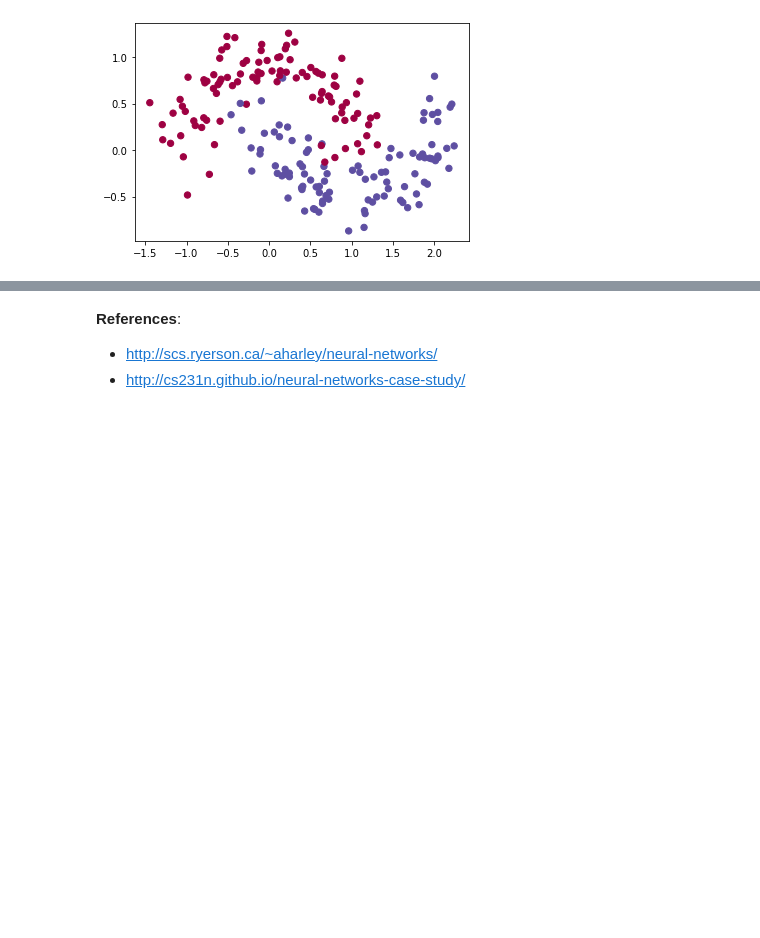
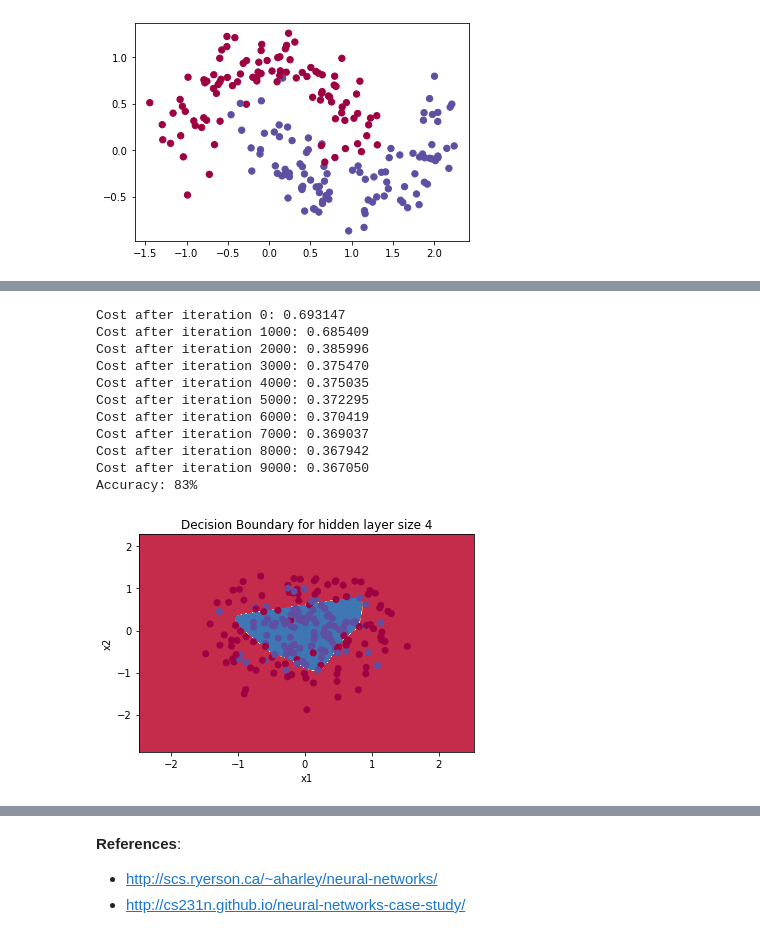
Before and after one commit to axiom-of-choice/Deep-Learning-Specialization, a Jupyter notebook: C1_Neural_Networks_and_Deep_Learning/W3_Shallow_Neural_Networks/Planar_data_classification_with_one_hidden_layer.ipynb, the cells around one changed output, grey strips where cells are left out. Cells and saved outputs as stored; diff of their text form; code cells hidden in the pictures; blank space fills up the shorter version.

```diff
--- a/C1_Neural_Networks_and_Deep_Learning/W3_Shallow_Neural_Networks/Planar_data_classification_with_one_hidden_layer.ipynb
+++ b/C1_Neural_Networks_and_Deep_Learning/W3_Shallow_Neural_Networks/Planar_data_classification_with_one_hidden_layer.ipynb
@@ -1118,7 +1122,38 @@ Text(0.5, 1.0, 'Decision Boundary for hidden layer size 4')
 # %%
+# Datasets
+noisy_circles, noisy_moons, blobs, gaussian_quantiles, no_structure = load_extra_datasets()
+
+datasets = {"noisy_circles": noisy_circles,
+            "noisy_moons": noisy_moons,
+            "blobs": blobs,
+            "gaussian_quantiles": gaussian_quantiles}
+
+### START CODE HERE ### (choose your dataset)
+dataset = "noisy_circles"
+### END CODE HERE ###
+
+X, Y = datasets[dataset]
+X, Y = X.T, Y.reshape(1, Y.shape[0])
 # Build a model with a n_h-dimensional hidden layer
 parameters = nn_model(X, Y, n_h = 4, num_iterations = 10000, print_cost=True)
 
 # Plot the decision boundary
 plot_decision_boundary(lambda x: predict(parameters, x.T), X, Y)
 plt.title("Decision Boundary for hidden layer size " + str(4))
+
+# Print accuracy
+predictions = predict(parameters, X)
+print ('Accuracy: %d' % float((np.dot(Y, predictions.T) + np.dot(1 - Y, 1 - predictions.T)) / float(Y.size) * 100) + '%')
+# %% [output]
+Cost after iteration 0: 0.693147
+Cost after iteration 1000: 0.685409
+Cost after iteration 2000: 0.385996
+Cost after iteration 3000: 0.375470
+Cost after iteration 4000: 0.375035
+Cost after iteration 5000: 0.372295
+Cost after iteration 6000: 0.370419
+Cost after iteration 7000: 0.369037
+Cost after iteration 8000: 0.367942
+Cost after iteration 9000: 0.367050
+Accuracy: 83%
+[figure, added]
```
Also changed, not shown: parts of 3 cells of this notebook.
